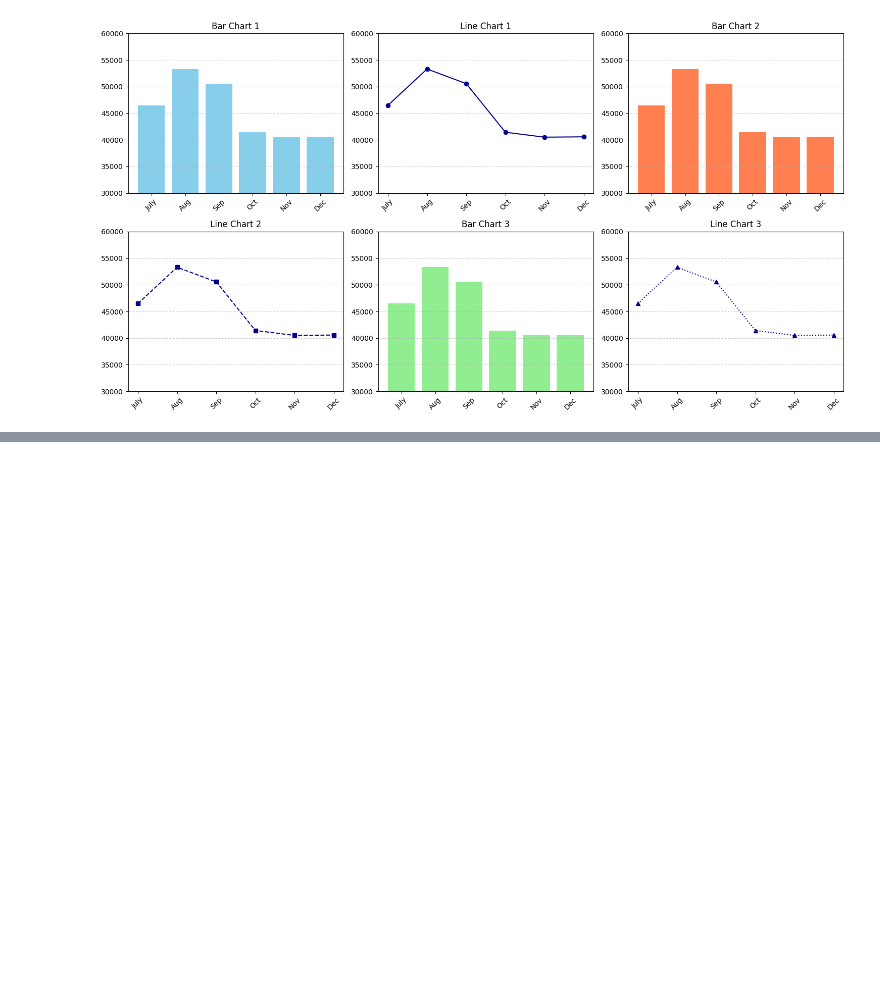
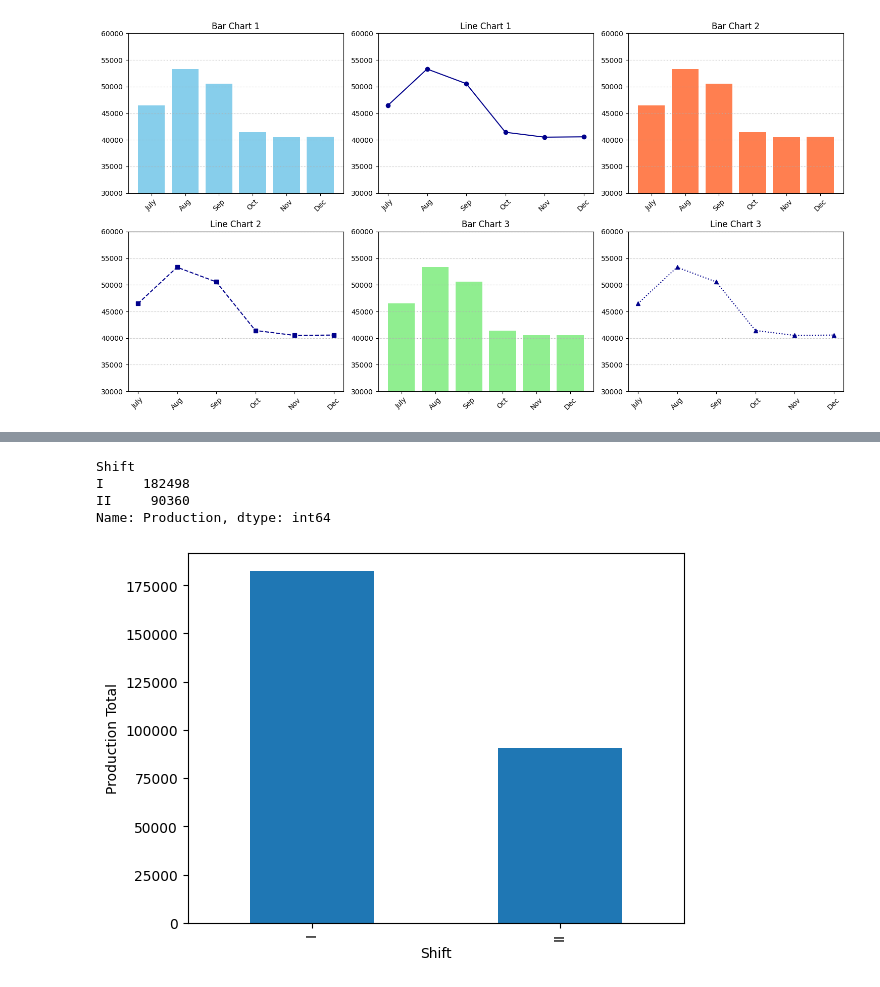
Before and after one commit to AkshayK025/Python, a Jupyter notebook: Rough_Work/LocalSql1.ipynb, the cells around one changed output, grey strips where cells are left out. Cells and saved outputs as stored; diff of their text form; code cells hidden in the pictures; blank space fills up the shorter version.

```diff
--- a/Rough_Work/LocalSql1.ipynb
+++ b/Rough_Work/LocalSql1.ipynb
@@ -301,0 +284,11 @@ plt.show()
+# %%
+prod_df.groupby('Shift')['Production'].sum().plot(kind='bar')
+plt.xlabel('Shift')
+plt.ylabel('Production Total')
+print(prod_df.groupby('Shift')['Production'].sum())
+# %% [output]
+Shift
+I     182498
+II     90360
+Name: Production, dtype: int64
+[figure, added]
```
Also changed, not shown: parts of 10 cells of this notebook, 2 other files.
